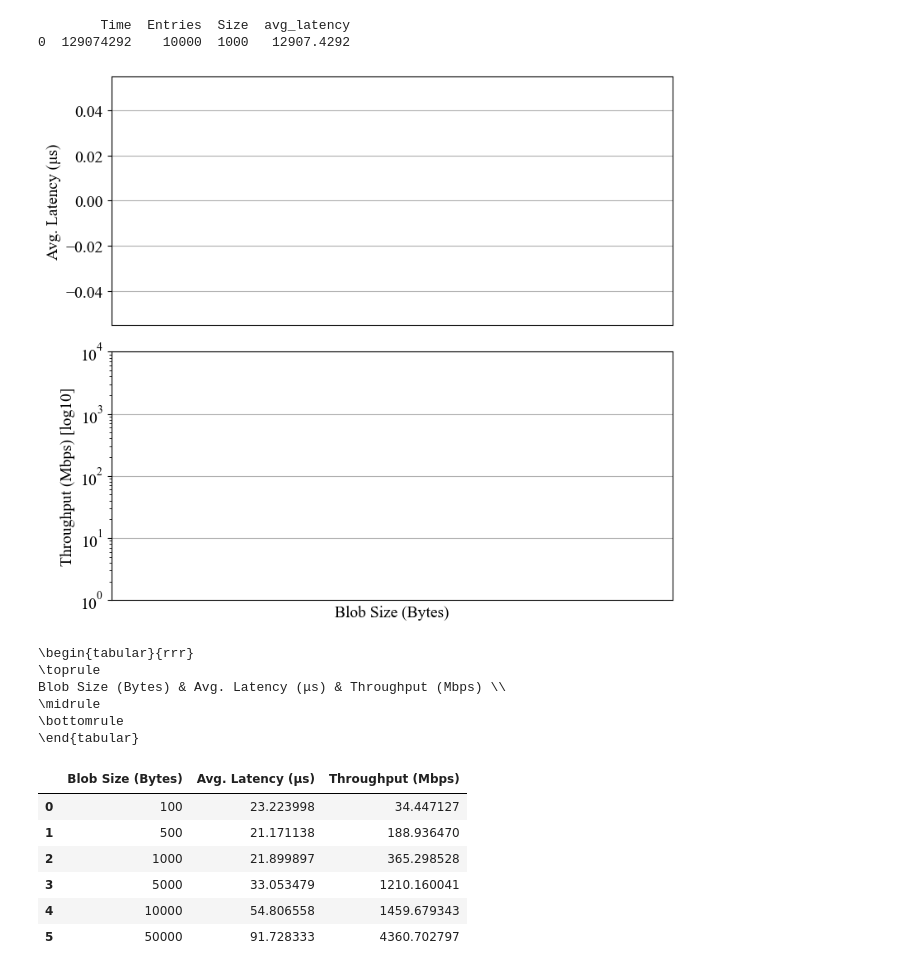
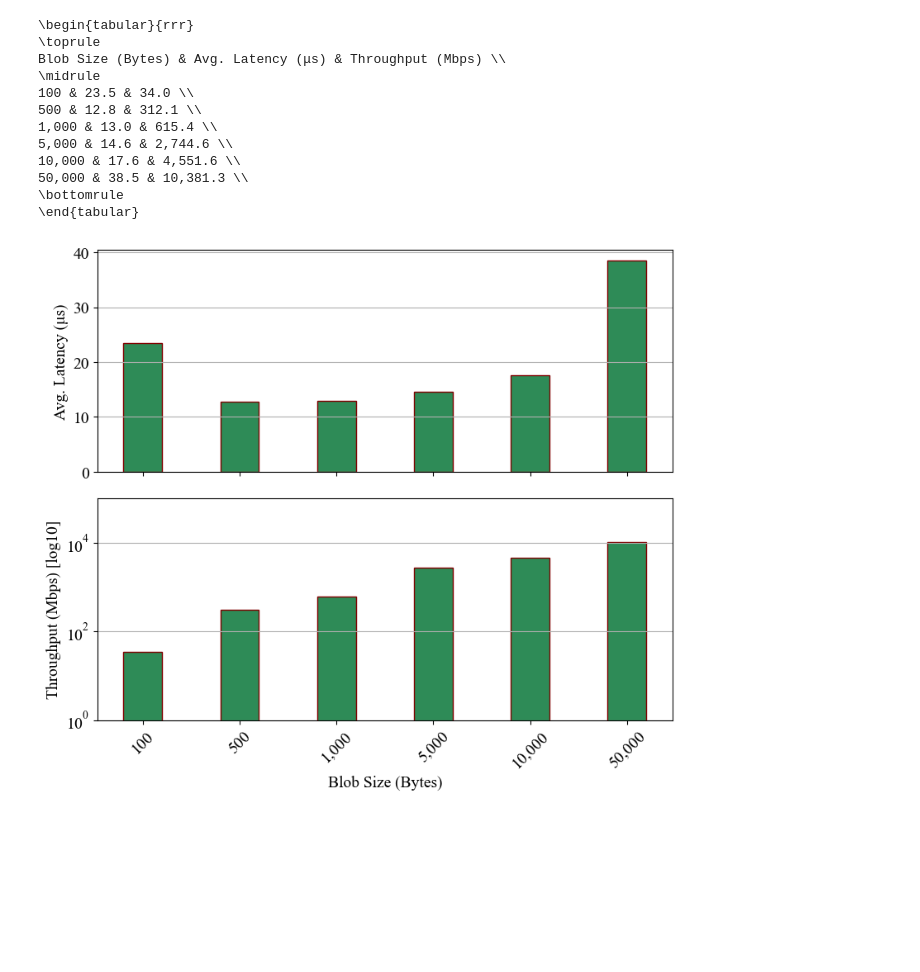
Before and after one commit to davidmaaghul/FRAL, a Jupyter notebook: fral/testing/performance_tests/notebooks/net_test.ipynb, the cells around one changed output. Saved outputs shown, nothing was run; the diff lists cells and outputs as text; code cells hidden in the pictures; blank space fills up the shorter version.

```diff
--- a/fral/testing/performance_tests/notebooks/net_test.ipynb
+++ b/fral/testing/performance_tests/notebooks/net_test.ipynb
@@ -8,71 +8,60 @@ plt.rcParams.update({'font.size': 14})
 plt.rcParams["font.family"] = "Times New Roman"
 pd.set_option('mode.chained_assignment', None)
 
-G = 1000000000
+G = 10**9
 M = G / 1000
 
-raw_df = pd.read_csv("../test-results/local/net_test_10000_1000.csv")
+raw_df = pd.read_csv("../test-results/net_test.csv")
 raw_df['avg_latency'] = raw_df['Time'] / raw_df['Entries']
 
 
-
-
-print(raw_df)
 sub_df = raw_df[['Entries', 'Size', 'Time']]
-sub_df = sub_df[sub_df['Entries']==5000].groupby('Size').sum().reset_index()
+sub_df = sub_df[sub_df['Entries']==10000].groupby('Size').sum().reset_index()
 
 sub_df['avg_latency_mics'] = sub_df['Time'] / sub_df['Entries'] / 1000
 sub_df['Mb'] = sub_df['Size']*8*sub_df['Entries']/M
 sub_df['Mbps'] = sub_df['Mb'] / (sub_df['Time']/G)
 
 fig1, ax1 = plt.subplots(2, 1, sharex=True, figsize=(8,7))
 
 
 labels = ['{:,}'.format(value) for value in sub_df['Size']]
 ax1[0].bar(labels,
            list(sub_df['avg_latency_mics'].values), color ='seagreen', width = 0.4, edgecolor='maroon')
 ax1[0].set_ylabel(u'Avg. Latency (\u03bcs)')
 ax1[1].bar(labels,list(sub_df['Mbps'].values), color ='seagreen', width = 0.4, edgecolor='maroon')
 ax1[1].set_ylabel("Throughput (Mbps) [log10]")
 ax1[1].set_yscale('log')
-ax1[1].set_ylim([1, 10**4])
+ax1[1].set_ylim([1, 10**5])
 ax1[1].set_xlabel('Blob Size (Bytes)')
 ax1[0].grid(axis='y')
 ax1[1].grid(axis='y')
 ax1[1].set_xticks(labels)
 ax1[1].set_xticklabels(labels, rotation=45)
 
 
 fig1.tight_layout()
 fig1.savefig("../test-results/net_test.png", bbox_inches = "tight")
+sub_df = sub_df[['Size', 'avg_latency_mics', 'Mbps']]
+sub_df.rename(columns={
+    'Size': 'Blob Size (Bytes)',
+    'avg_latency_mics': u"Avg. Latency (\u03bcs)",
+    "Mbps": "Throughput (Mbps)"
+}, inplace=True)
+print(sub_df.to_latex(index=False,
+                      float_format="{:,.1f}".format,
+                      formatters={"Blob Size (Bytes)": "{:,}".format, "Entries": "{:,}".format}))
 # %% [output]
-        Time  Entries  Size  avg_latency
-0  129074292    10000  1000   12907.4292
+\begin{tabular}{rrr}
+\toprule
+Blob Size (Bytes) & Avg. Latency (μs) & Throughput (Mbps) \\
+\midrule
+100 & 23.5 & 34.0 \\
+500 & 12.8 & 312.1 \\
+1,000 & 13.0 & 615.4 \\
+5,000 & 14.6 & 2,744.6 \\
+10,000 & 17.6 & 4,551.6 \\
+50,000 & 38.5 & 10,381.3 \\
+\bottomrule
+\end{tabular}
-[figure, old version]
+[figure, new version]
-# %%
-sub_df = sub_df[['Size', 'avg_latency_mics', 'Mbps']]
-sub_df.rename(columns={
-    'Size': 'Blob Size (Bytes)',
-    'avg_latency_mics': u"Avg. Latency (\u03bcs)",
-    "Mbps": "Throughput (Mbps)"
-}, inplace=True)
-print(sub_df.to_latex(index=False,
-                      float_format="{:,.1f}".format,
-                      formatters={"Blob Size (Bytes)": "{:,}".format, "Entries": "{:,}".format}))
-# %% [output]
-\begin{tabular}{rrr}
-\toprule
-Blob Size (Bytes) & Avg. Latency (μs) & Throughput (Mbps) \\
-\midrule
-\bottomrule
-\end{tabular}
-# %%
-sub_df
-# %% [output]
-|  | Blob Size (Bytes) | Avg. Latency (μs) | Throughput (Mbps) |
-| 0 | 100 | 23.223998 | 34.447127 |
-| 1 | 500 | 21.171138 | 188.936470 |
-| 2 | 1000 | 21.899897 | 365.298528 |
-| 3 | 5000 | 33.053479 | 1210.160041 |
-| 4 | 10000 | 54.806558 | 1459.679343 |
-| 5 | 50000 | 91.728333 | 4360.702797 |
```
Also changed, not shown: 15 other files.
